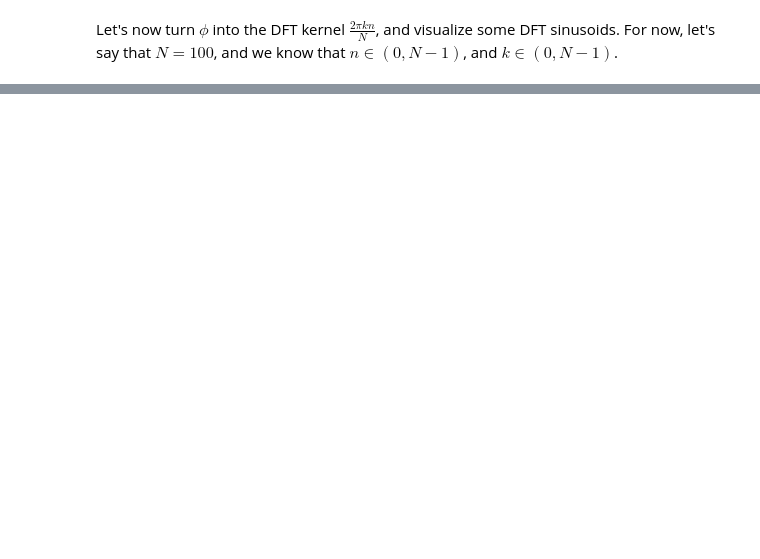
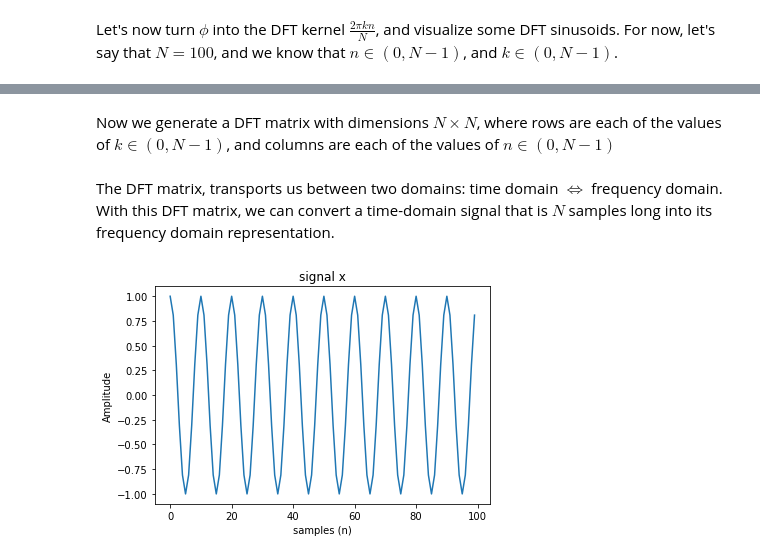
Before and after one commit to kbalagopal/DFT_Spectrogram, a Jupyter notebook: DFT_math.ipynb, the cells around one changed output, grey strips where cells are left out. Saved outputs shown, nothing was run; the diff lists cells and outputs as text; code cells hidden in the pictures; blank space fills up the shorter version.

```diff
--- a/DFT_math.ipynb
+++ b/DFT_math.ipynb
@@ -60 +60,30 @@ for k in ks:
 ... (28 outputs left out)
+# %% [markdown]
+Now we generate a DFT matrix with dimensions $N\times N$, where rows are each of the values of $k \in (0,N-1)$, and columns are each of the values of $n \in (0,N-1)$
+# %%
+N = 100
+ns = range(0,N)
+ks = range(0,N)
+
+DFT_mat = np.zeros([N,N], dtype=np.complex)
+
+for k in ks:
+
+    for n in ns:
+
+        DFT_mat[k,n] = np.cos(2*np.pi*ks[k]*ns[n]/N) - 1j*np.sin(2*np.pi*ks[k]*ns[n]/N)
+# %% [markdown]
+The DFT matrix, transports us between two domains: time domain $\iff$ frequency domain.
+With this DFT matrix, we can convert a time-domain signal that is $N$ samples long into its frequency domain representation.
+# %%
+# generate a mock signal that is N samples long:
+
+x = np.cos(2*np.pi*10*np.asarray(ns)/N)
+
+plt.plot(x)
+plt.title('signal x')
+plt.xlabel('samples (n)')
+plt.ylabel('Amplitude')
+plt.show()
+# %% [output]
+[figure, added]
```
Also changed, not shown: parts of 4 cells of this notebook.
